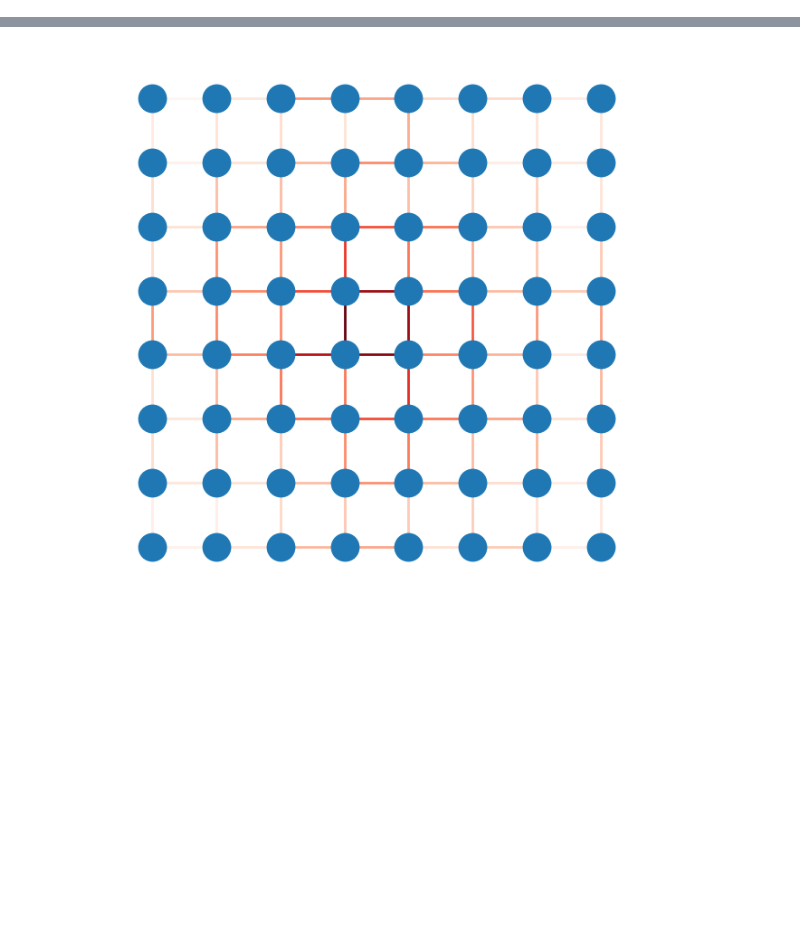
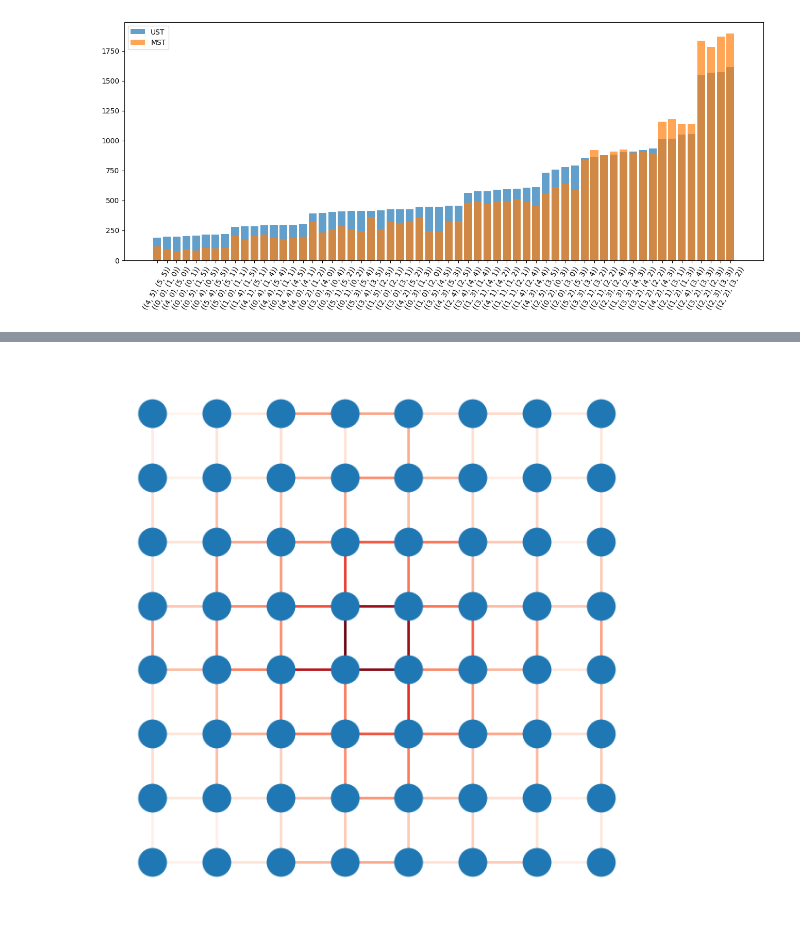
Before and after one commit to gabeschoenbach/snappable, a Jupyter notebook: trees.ipynb, the cells around one changed output, grey strips where cells are left out. Saved outputs shown, nothing was run; the diff lists cells and outputs as text; code cells hidden in the pictures; blank space fills up the shorter version.

Commit message:
more tree stuff

```diff
--- a/trees.ipynb
+++ b/trees.ipynb
@@ -48,5 +49,5 @@ def make_counting_dict(g, tree_dict, ds):
                 counting_dict[d][balance_edge] += 1
     return counting_dict
 # %%
-g = generate_grid_graph(3)
-tu.draw(g)
+g = generate_grid_graph(6)
+# tu.draw(g)
@@ -55,10 +54,10 @@ tu.draw(g)
 # %%
-num_trees = 1000
+num_trees = 100000
 ust_trees = sample_trees(g, tu.uniform_random_spanning_tree, num_trees)
 mst_trees = sample_trees(g, tu.random_minimum_spanning_tree, num_trees)
 # %%
 %%time
-ds = [0, 1, 2]
+ds = [0]
 ust_tree_dict = make_tree_dict(ust_trees, ds)
 ust_counting_dict = make_counting_dict(g, ust_tree_dict, ds)
 # %% [output]
@@ -122,0 +66,5 @@ def plot(g, attention, ax, nodes_to_plot=None, nodes_labels=None,
+# %%
+%%time
+ds = [0]
+mst_tree_dict = make_tree_dict(mst_trees, ds)
+mst_counting_dict = make_counting_dict(g, mst_tree_dict, ds)
@@ -122,0 +74,15 @@ def plot(g, attention, ax, nodes_to_plot=None, nodes_labels=None,
+# %%
+fig, ax = plt.subplots(figsize=(16,6))
+
+for (d, label) in [(ust_counting_dict, "UST"), (mst_counting_dict, "MST")]:
+    data = d[0]
+    sorted_data = dict(sorted(data.items(), key=lambda item: item[1]))
+    edges = [str(x) for x in sorted_data.keys()]
+    frequencies = list(sorted_data.values())
+
+    plt.bar(edges, frequencies, align='center', alpha=0.7, label=label)
+    plt.xticks(rotation = 60)
+plt.legend()
+plt.show()
+# %% [output]
+[figure, added]
```
Also changed, not shown: parts of 14 cells of this notebook, 3 other files.
